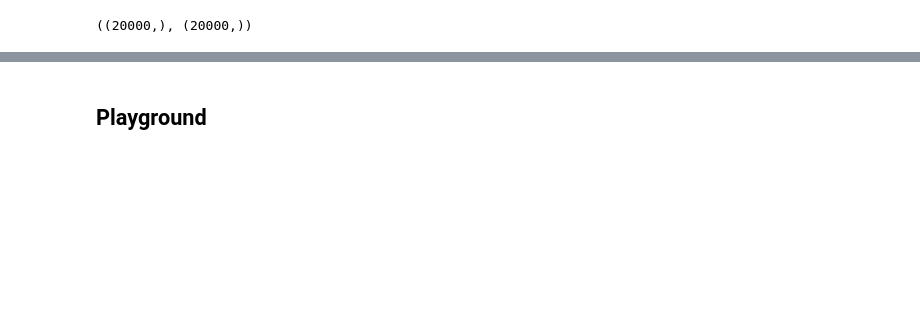
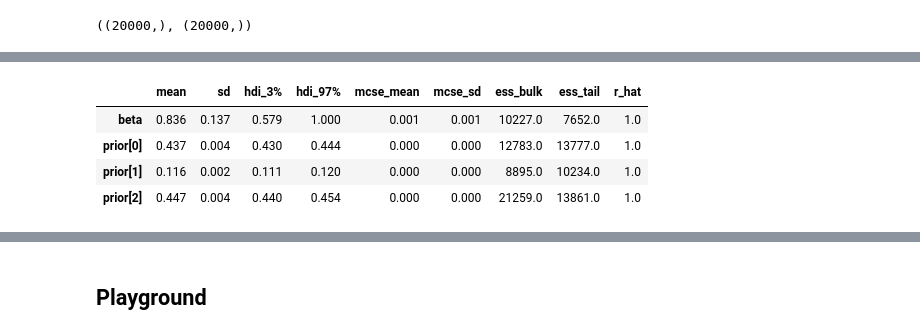
Before and after one commit to xboard/fastpages-blog, a Jupyter notebook: _notebooks/2022-01-07-brazils-2022-presidential-elections-polls-analysis-part1.ipynb, the cells around one changed output, grey strips where cells are left out. Saved outputs shown, nothing was run; the diff lists cells and outputs as text; code cells hidden in the pictures; blank space fills up the shorter version.

```diff
--- a/_notebooks/2022-01-07-brazils-2022-presidential-elections-polls-analysis-part1.ipynb
+++ b/_notebooks/2022-01-07-brazils-2022-presidential-elections-polls-analysis-part1.ipynb
@@ -293 +292,9 @@ Sampling 4 chains for 1_000 tune and 5_000 draw iterations (4_000 + 20_000 draws
+# %%
+az.summary(dirichlet_trace)
+# %% [output]
+|  | mean | sd | hdi_3% | hdi_97% | mcse_mean | mcse_sd | ess_bulk | ess_tail | r_hat |
+| beta | 0.836 | 0.137 | 0.579 | 1.000 | 0.001 | 0.001 | 10227.0 | 7652.0 | 1.0 |
+| prior[0] | 0.437 | 0.004 | 0.430 | 0.444 | 0.000 | 0.000 | 12783.0 | 13777.0 | 1.0 |
+| prior[1] | 0.116 | 0.002 | 0.111 | 0.120 | 0.000 | 0.000 | 8895.0 | 10234.0 | 1.0 |
+| prior[2] | 0.447 | 0.004 | 0.440 | 0.454 | 0.000 | 0.000 | 21259.0 | 13861.0 | 1.0 |
 # %%
```
Also changed, not shown: parts of 13 cells of this notebook.
